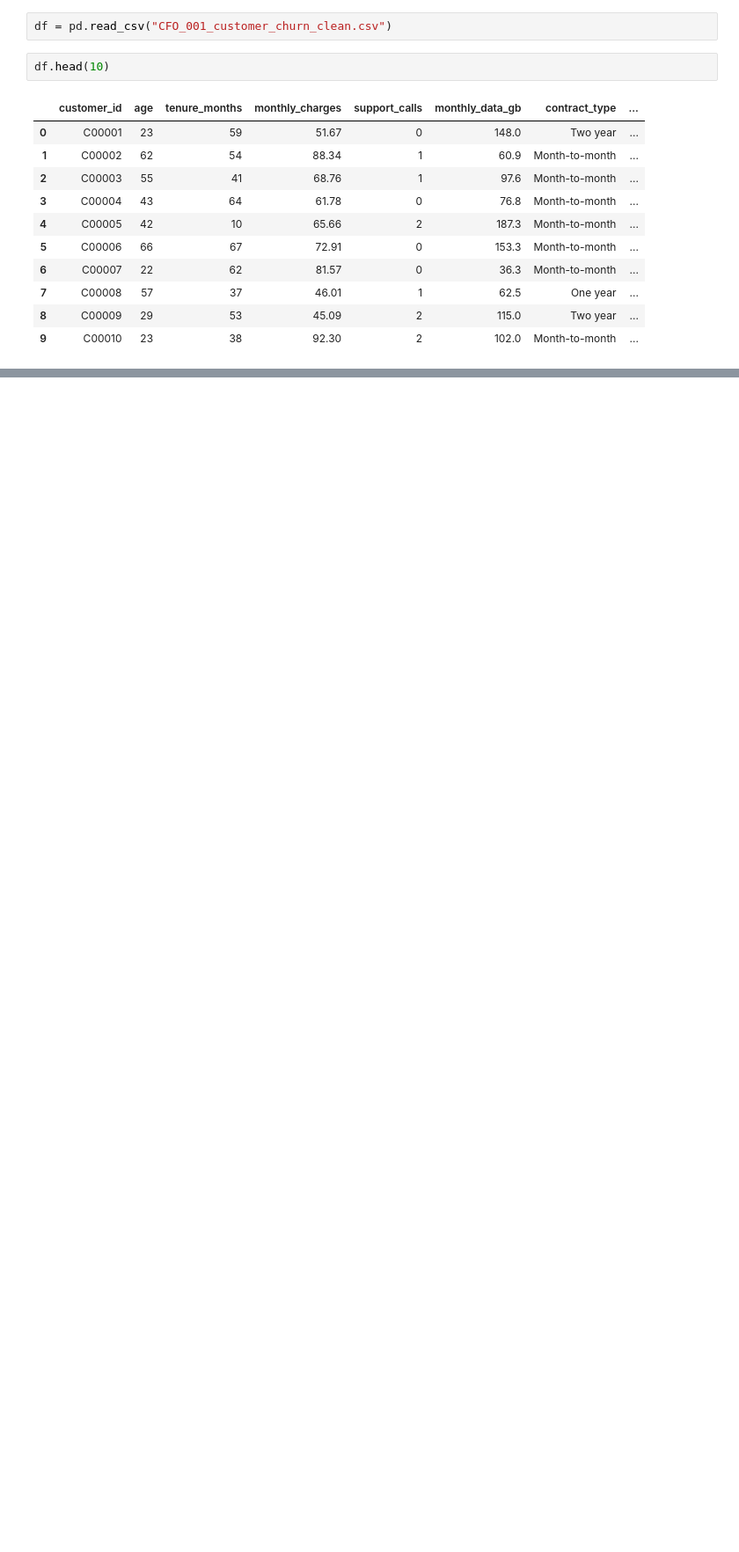
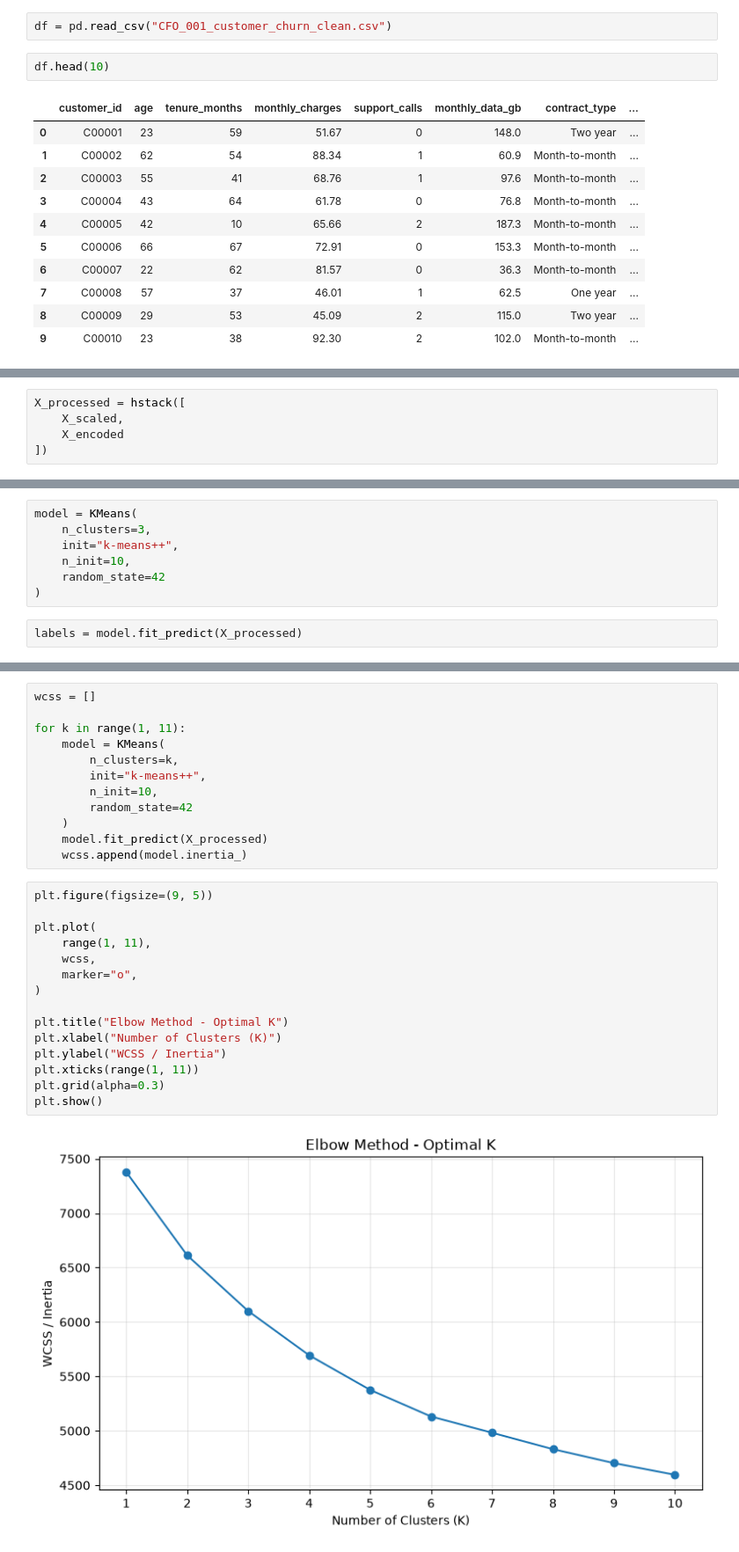
Before and after one commit to YashInLogN/CFO, a Jupyter notebook: cf0_001_k_means_cluster.ipynb, the cells around one changed output, grey strips where cells are left out. Shown at 88% size. Saved outputs shown, nothing was run; the diff lists cells and outputs as text; blank space fills up the shorter version.

Commit message:
Working on cfo_001_k_means_cluster.

```diff
--- a/cf0_001_k_means_cluster.ipynb
+++ b/cf0_001_k_means_cluster.ipynb
@@ -22,0 +57,5 @@ df.head(10)
+# %%
+X_processed = hstack([
+    X_scaled,
+    X_encoded
+])
@@ -22,0 +66,9 @@ df.head(10)
+# %%
+model = KMeans(
+    n_clusters=3,
+    init="k-means++",
+    n_init=10,
+    random_state=42
+)
+# %%
+labels = model.fit_predict(X_processed)
@@ -22,0 +91,29 @@ df.head(10)
+# %%
+wcss = []
+
+for k in range(1, 11):
+    model = KMeans(
+        n_clusters=k,
+        init="k-means++",
+        n_init=10,
+        random_state=42
+    )
+    model.fit_predict(X_processed)
+    wcss.append(model.inertia_)
+# %%
+plt.figure(figsize=(9, 5))
+
+plt.plot(
+    range(1, 11),
+    wcss,
+    marker="o",
+)
+
+plt.title("Elbow Method - Optimal K")
+plt.xlabel("Number of Clusters (K)")
+plt.ylabel("WCSS / Inertia")
+plt.xticks(range(1, 11))
+plt.grid(alpha=0.3)
+plt.show()
+# %% [output]
+[figure, added]
```
Also changed, not shown: parts of 10 cells of this notebook.
